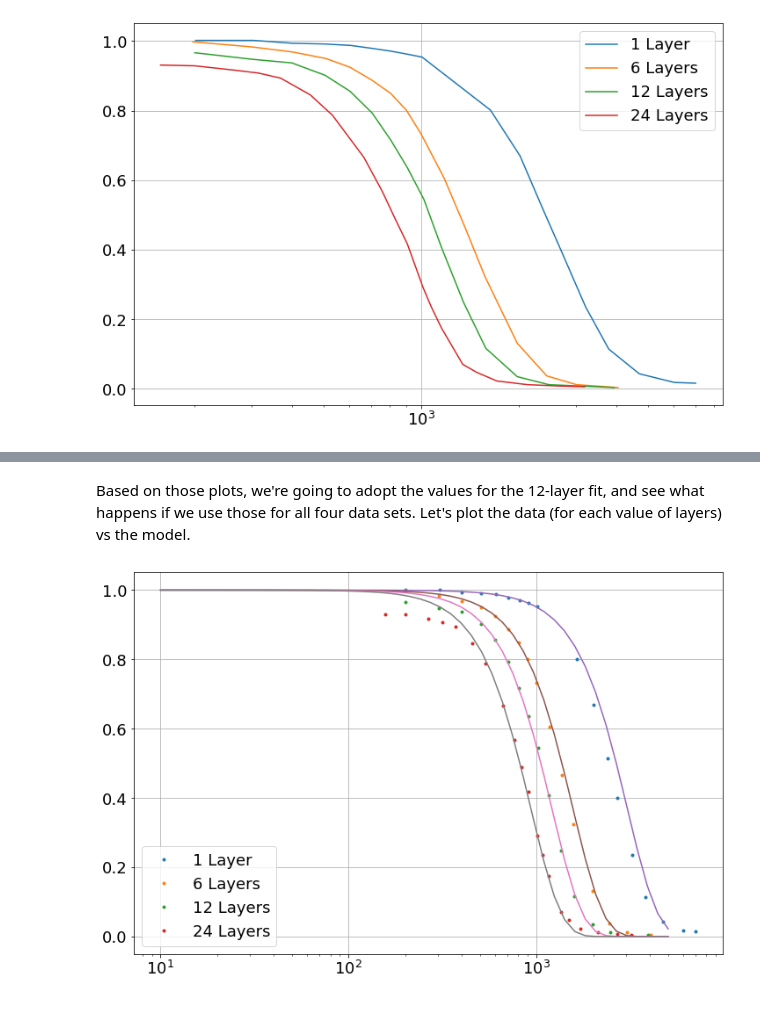
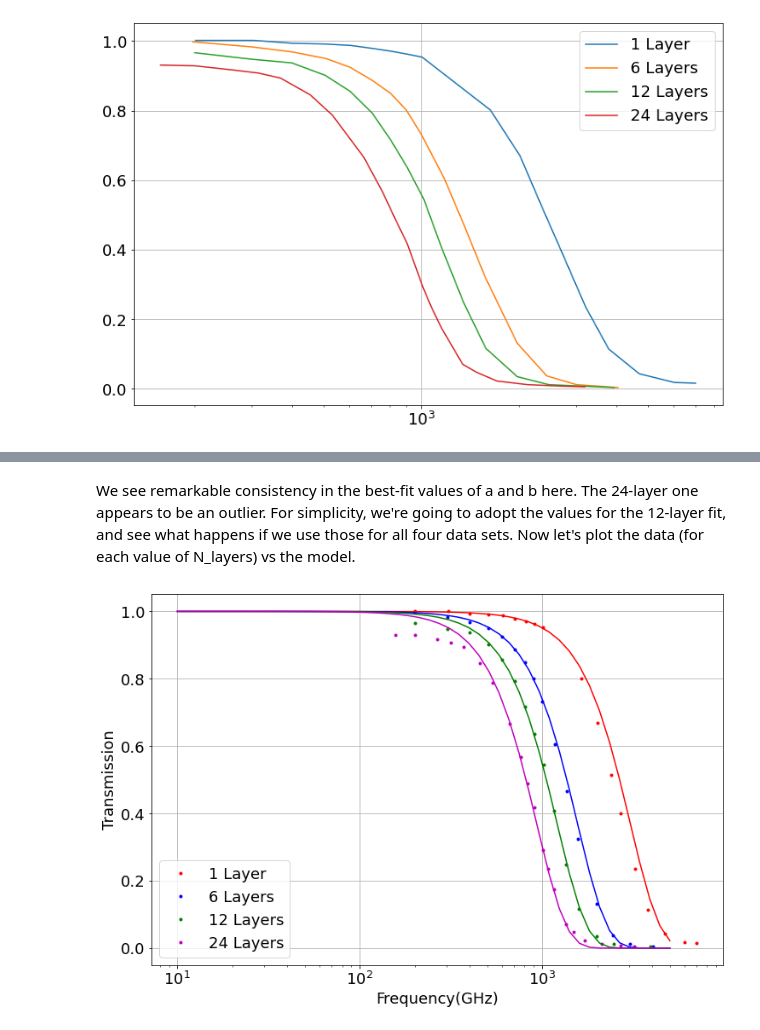
Before and after one commit to CMB-S4/bolo_calc_runs, a Jupyter notebook: pbdr_v2/InputsNotes.ipynb, the cells around one changed output, grey strips where cells are left out. Drawn from its saved outputs; the diff is of its cells as text; code cells hidden in the pictures.

```diff
--- a/pbdr_v2/InputsNotes.ipynb
+++ b/pbdr_v2/InputsNotes.ipynb
@@ -202,30 +227,36 @@ axs[1,1].grid()
 # %% [markdown]
-Based on those plots, we're going to adopt the values for the 12-layer fit, and see what happens if we use those for all four data sets.  Let's plot the data (for each value of layers) vs the model.
+We see remarkable consistency in the best-fit values of a and b here.   The 24-layer one appears to be an outlier.
+For simplicity, we're going to adopt the values for the 12-layer fit, and see what happens if we use those for all four data sets.  Now let's plot the data (for each value of N_layers) vs the model.
 # %%
 %matplotlib inline
 plt.rcParams.update({'font.size': 18})
 plt.rcParams['figure.figsize'] = [12, 8]
 
 nu_ghz = np.logspace(1,3.7,50)
 a = 4.00e-6
 b = 2.69
 
 # 1 layer
 nlayers=1
 
-plt.semilogx(nu1,rtmli_1,'.',label='1 Layer')
-plt.semilogx(nu2,rtmli_2,'.',label='6 Layers')
-plt.semilogx(nu3,rtmli_3,'.',label='12 Layers')
-plt.semilogx(nu4,rtmli_4,'.',label='24 Layers')
+ptype = ['.r','.b','.g','.m']
+plt.semilogx(nu1,rtmli_1,ptype[0],label='1 Layer')
+plt.semilogx(nu2,rtmli_2,ptype[1],label='6 Layers')
+plt.semilogx(nu3,rtmli_3,ptype[2],label='12 Layers')
+plt.semilogx(nu4,rtmli_4,ptype[3],label='24 Layers')
 plt.legend()
 
+ltype = ['r','b','g','m']
+ii = 0
 for nlayers in [1,6,12,24]:
     alphaz = a*nlayers*(nu_ghz/30)**b
     T = np.exp(-alphaz)
-    plt.semilogx(nu_ghz,T)
+    plt.semilogx(nu_ghz,T,ltype[ii])
+    ii = ii+1
 
-
+plt.xlabel('Frequency(GHz)')
+plt.ylabel('Transmission')
 plt.grid()
 # %% [output]
-[figure, old version]
+[figure, new version]
 # %% [markdown]
```
Also changed, not shown: parts of 12 cells of this notebook, 1 other file.
